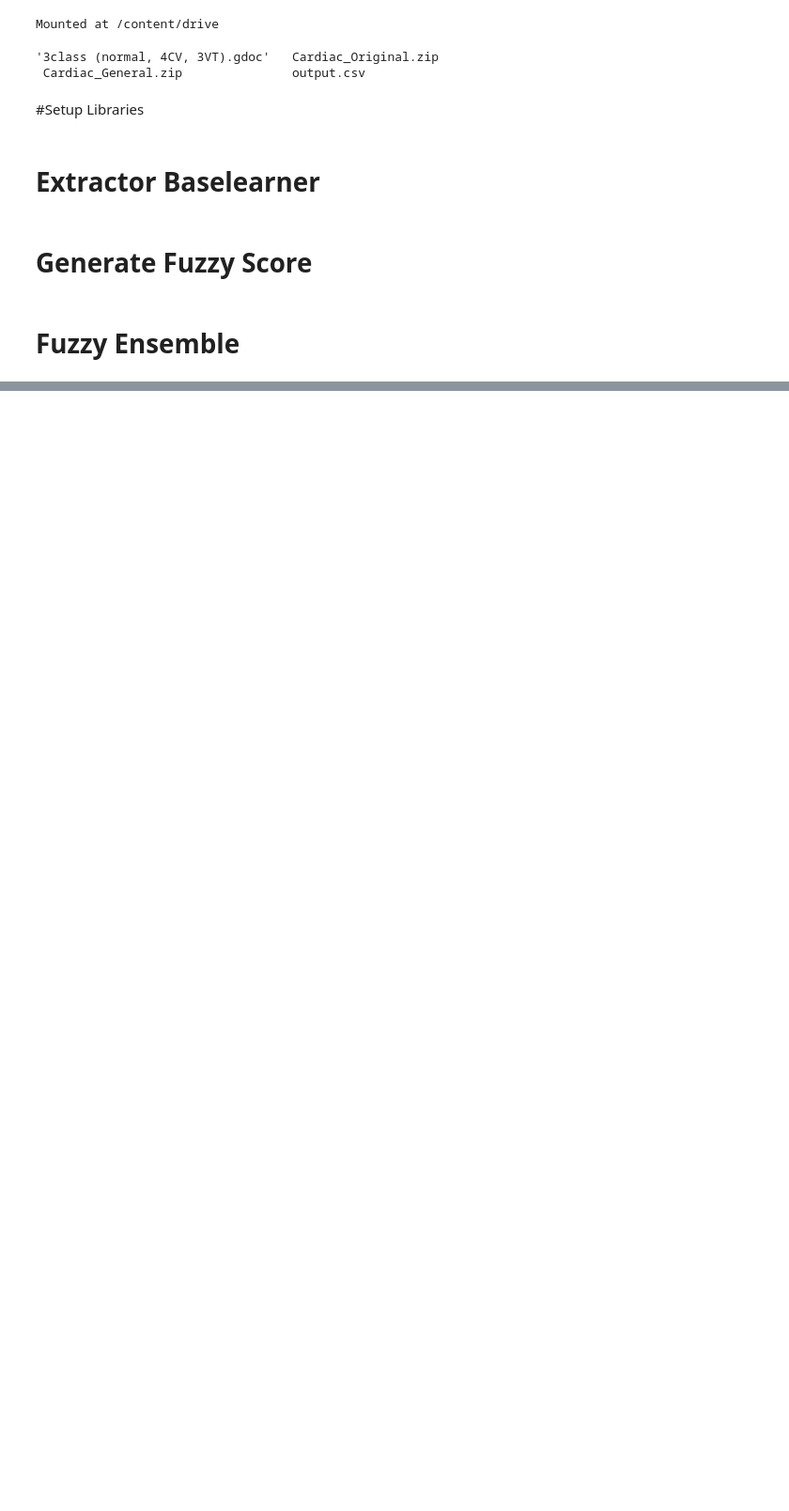
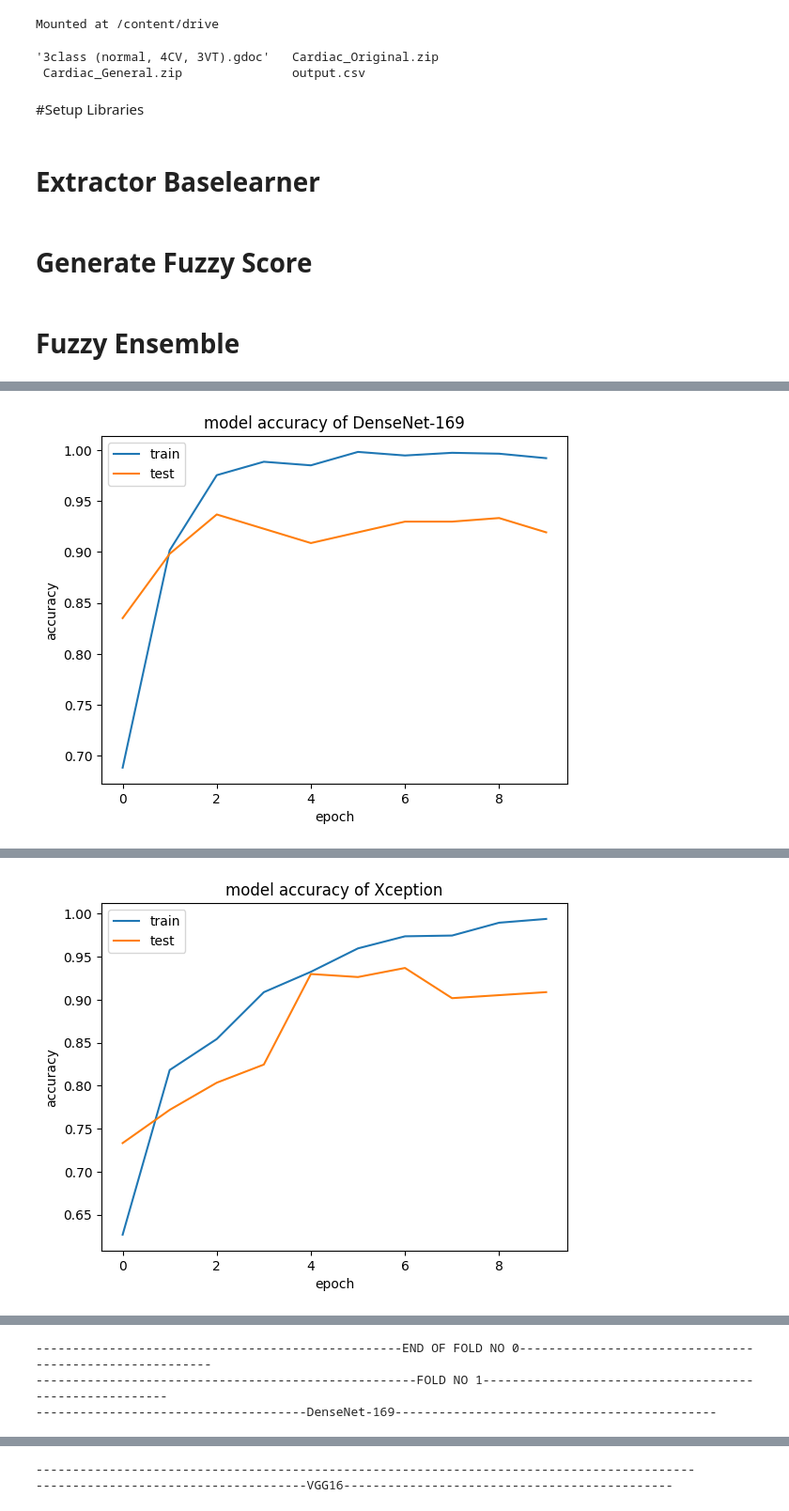
Before and after one commit to uyenphl/fetal-echocardiogram, a Jupyter notebook: fuzzy_ensemble.ipynb, the cells around one changed output, grey strips where cells are left out. Shown at 94% size. Saved outputs shown, nothing was run; the diff lists cells and outputs as text; code cells hidden in the pictures; blank space fills up the shorter version.

```diff
--- a/fuzzy_ensemble.ipynb
+++ b/fuzzy_ensemble.ipynb
@@ -221,10 +230,16 @@ df = kFold(df)
 target_names = os.listdir(path1)
 num_classes = len(target_names)
 
-for i in range(1,6):
+for i in range(5):
   print(f"----------------------------------------------------FOLD NO {i}-------------------------------------------------------")
   dfTrain = df[df['kfold']!=i]
   dfTest = df[(df['kfold']==i)]
+
+  # Check if the test DataFrame is empty
+  if dfTest.empty:
+    print(f"Skipping fold {i} due to empty test set.")
+    continue
+
   train_imgs = list(dfTrain[0])
   train_imgs = np.array(train_imgs)
   train_imgs = train_imgs/255
@@ -310,3 +325,4 @@ for i in range(1,6):
   plt.show()
 
   print(f"--------------------------------------------------END OF FOLD NO {i}--------------------------------------------------------")
+# %% [output]
@@ -312,0 +333 @@ for i in range(1,6):
+[figure, added]
@@ -312,0 +338 @@ for i in range(1,6):
+[figure, added]
@@ -312,0 +362,3 @@ for i in range(1,6):
+--------------------------------------------------END OF FOLD NO 0--------------------------------------------------------
+----------------------------------------------------FOLD NO 1-------------------------------------------------------
+-------------------------------------DenseNet-169--------------------------------------------
@@ -312,0 +366,2 @@ for i in range(1,6):
+------------------------------------------------------------------------------------------
+-------------------------------------VGG16---------------------------------------------
```
Also changed, not shown: parts of 3 cells of this notebook.
